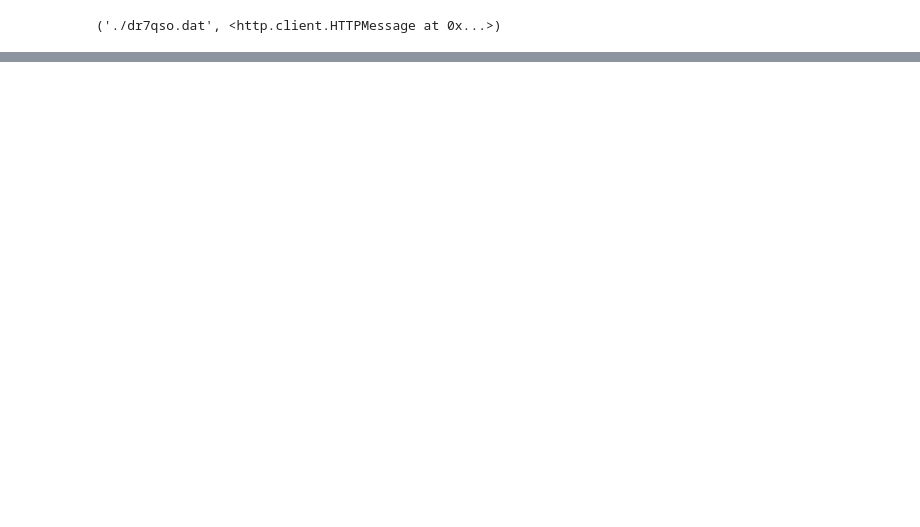
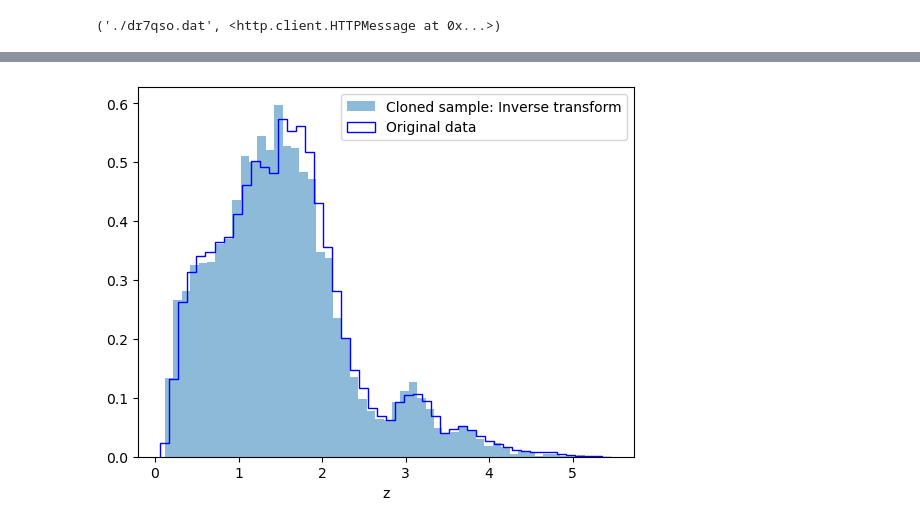
Before and after one commit to ebianchi803/astrostatistics_bicocca_2026, a Jupyter notebook: working/L04.ipynb, the cells around one changed output, grey strips where cells are left out. Saved outputs shown, nothing was run; the diff lists cells and outputs as text; code cells hidden in the pictures; blank space fills up the shorter version.

```diff
--- a/working/L04.ipynb
+++ b/working/L04.ipynb
@@ -66,0 +42,14 @@ ValueError: The truth value of an array with more than one element is ambiguous.
+# %%
+cdf = np.cumsum(counts) / np.sum(counts)
+bin_mid = (bins[1:] + bins[:-1]) / 2
+cdf_int = interp1d(cdf,bin_mid)
+
+y = np.random.uniform(min(cdf),max(cdf), 10000)
+x_sample = cdf_int(y)
+
+plt.hist(x_sample, bins=50, density=True,label='Cloned sample: Inverse transform',alpha=0.5);
+hist = plt.hist(z,50,density=True,histtype='step',label='Original data', color='b')
+plt.xlabel('z')
+plt.legend();
+# %% [output]
+[figure, added]
```
Also changed, not shown: parts of 7 cells of this notebook.
